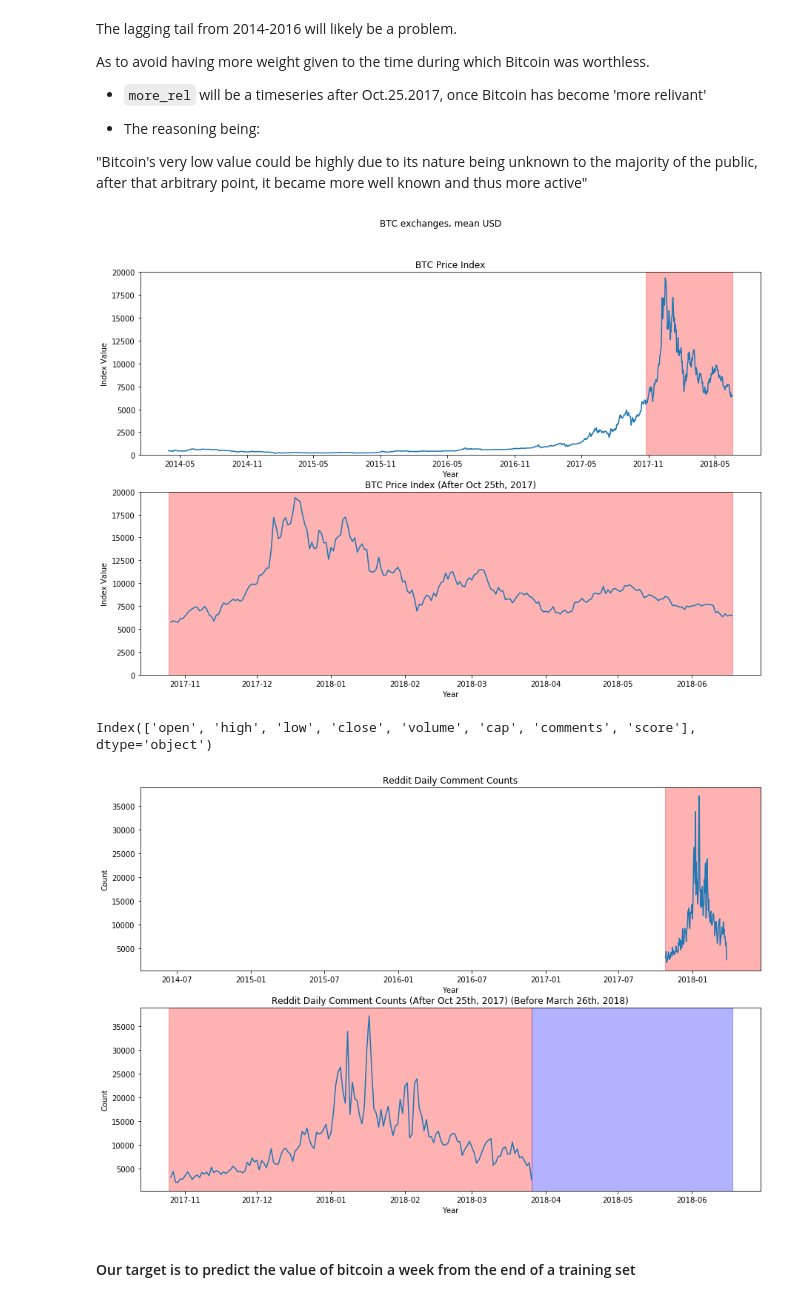
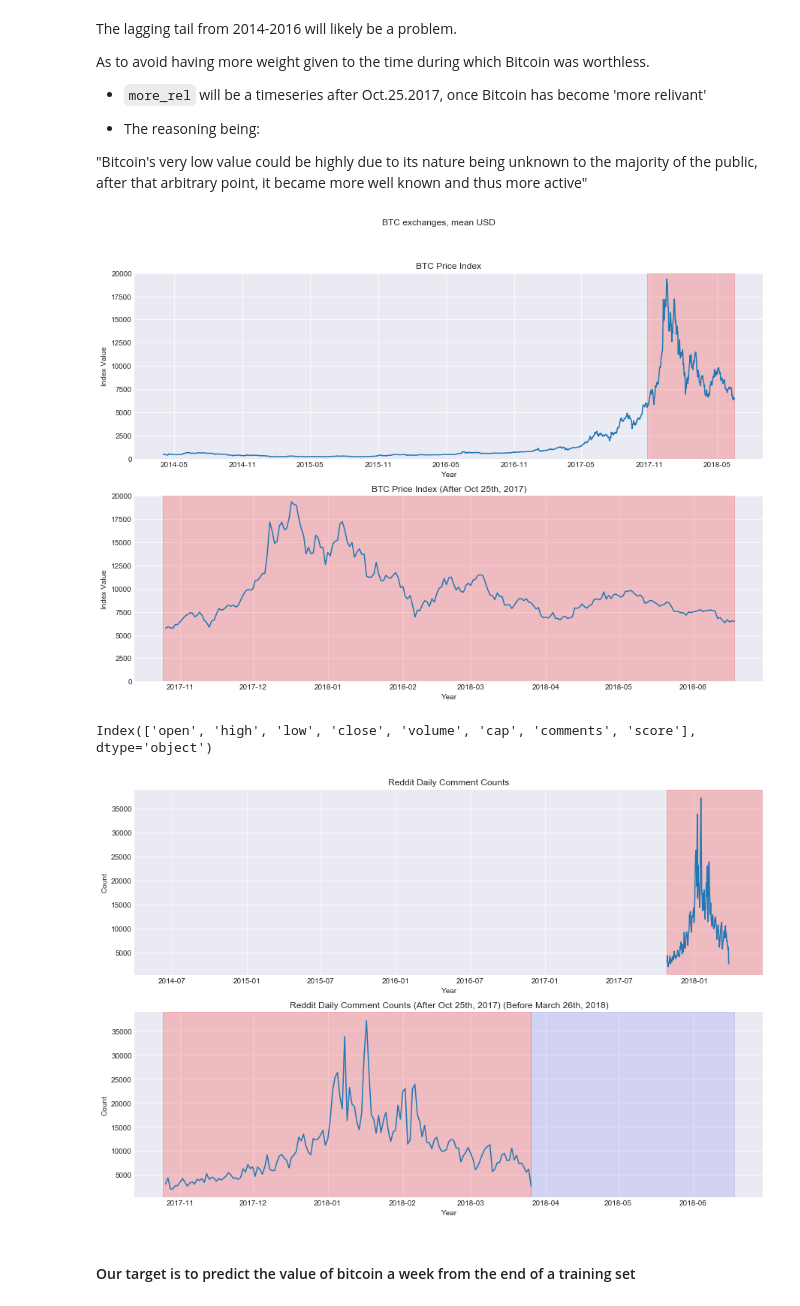
Before and after one commit to Mikhail-Naumov/Another_Bitcoin_Predictor, a Jupyter notebook: BitCoin_LSTM.ipynb, the cells around one changed output. Cells and saved outputs as stored; diff of their text form; code cells hidden in the pictures.

```diff
--- a/BitCoin_LSTM.ipynb
+++ b/BitCoin_LSTM.ipynb
@@ -11,15 +11,17 @@ import json
 import time
 from tqdm import tqdm
 
+import numpy as np
 import pandas as pd
-import numpy as np
+import seaborn as sns
 from matplotlib import pyplot as plt
+sns.set_style("darkgrid")
 
 #scrap / API
 #import praw
 import requests
 
-#
+#Testing Stationarity
 from statsmodels import tsa
 
 #LSTM RNN
@@ -237,7 +241,7 @@ plt.suptitle('{} exchanges, mean {}'.format(c_,c_market))
 
 plt.subplot(211)
 plt.plot(crypto['open'], '-', label='By Days')
-plt.axvspan('2017-10-25', crypto.index[-1], color='red', alpha=0.3)
+plt.axvspan('2017-10-25', crypto.index[-1], color='red', alpha=0.2)
 
 plt.title('{} Price Index'.format(c_))
 plt.ylabel('Index Value')
@@ -246,7 +250,7 @@ plt.xlabel('Year')
 
 plt.subplot(212)
 plt.plot(crypto[crypto.index>'2017-10-25']['open'], '-', label='By Days')
-plt.axvspan('2017-10-25', crypto.index[-1], color='red', alpha=0.3)
+plt.axvspan('2017-10-25', crypto.index[-1], color='red', alpha=0.2)
 
 plt.title('{} Price Index (After Oct 25th, 2017)'.format(c_))
 plt.ylabel('Index Value')
@@ -255,7 +259,7 @@ plt.xlabel('Year');
 
 plt.show()
 # %% [output]
-[figure, old version]
+[figure, new version]
 # %%
 crypto.columns
 # %% [output]
@@ -263,28 +267,28 @@ Index(['open', 'high', 'low', 'close', 'volume', 'cap', 'comments', 'score'], dt
 # %%
 fig = plt.figure(figsize=[15, 10])
 
 plt.subplot(211)
 plt.plot(crypto['comments'], '-', label='By Days')
-plt.axvspan('2017-10-25', crypto.index[-1], color='red', alpha=0.3)
+plt.axvspan('2017-10-25', crypto.index[-1], color='red', alpha=0.2)
 plt.xlim(crypto.index[0],crypto.index[-1])
 plt.title('Reddit Daily Comment Counts'.format(c_))
 plt.ylabel('Count')
 plt.xlabel('Year')
 
 plt.subplot(212)
 plt.plot(crypto[crypto.index>'2017-10-25']['comments'], '-', label='By Days')
-plt.axvspan('2017-10-25', reddit.index[-1], color='red', alpha=0.3)
+plt.axvspan('2017-10-25', reddit.index[-1], color='red', alpha=0.2)
 
-plt.axvspan(reddit.index[-1], crypto.index[-1], color='blue', alpha=0.3)
+plt.axvspan(reddit.index[-1], crypto.index[-1], color='blue', alpha=0.1)
 
 
 plt.title('Reddit Daily Comment Counts (After Oct 25th, 2017) (Before March 26th, 2018)'.format(c_))
 plt.ylabel('Count')
 plt.xlabel('Year');
 
 plt.show()
 # %% [output]
-[figure, old version]
+[figure, new version]
 # %%
 crypto = crypto.dropna()
 # %% [markdown]
```
Also changed, not shown: parts of 29 cells of this notebook.
